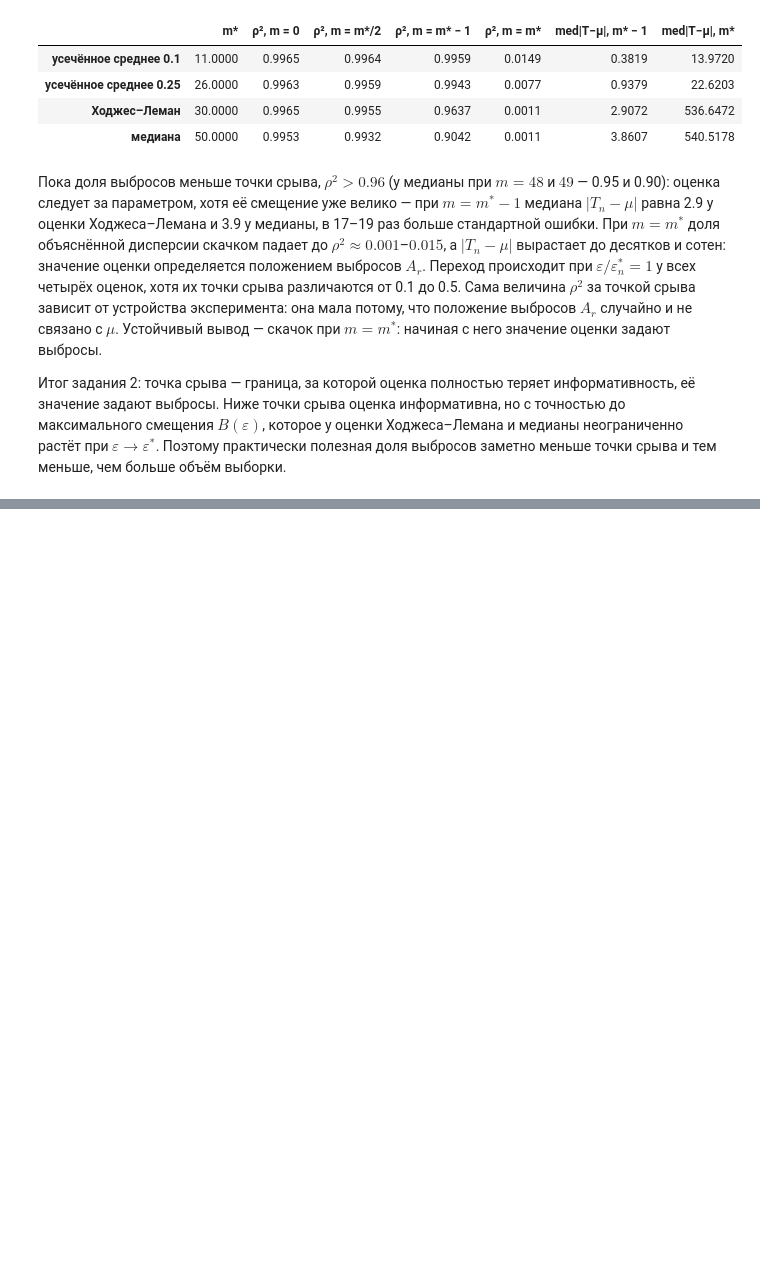
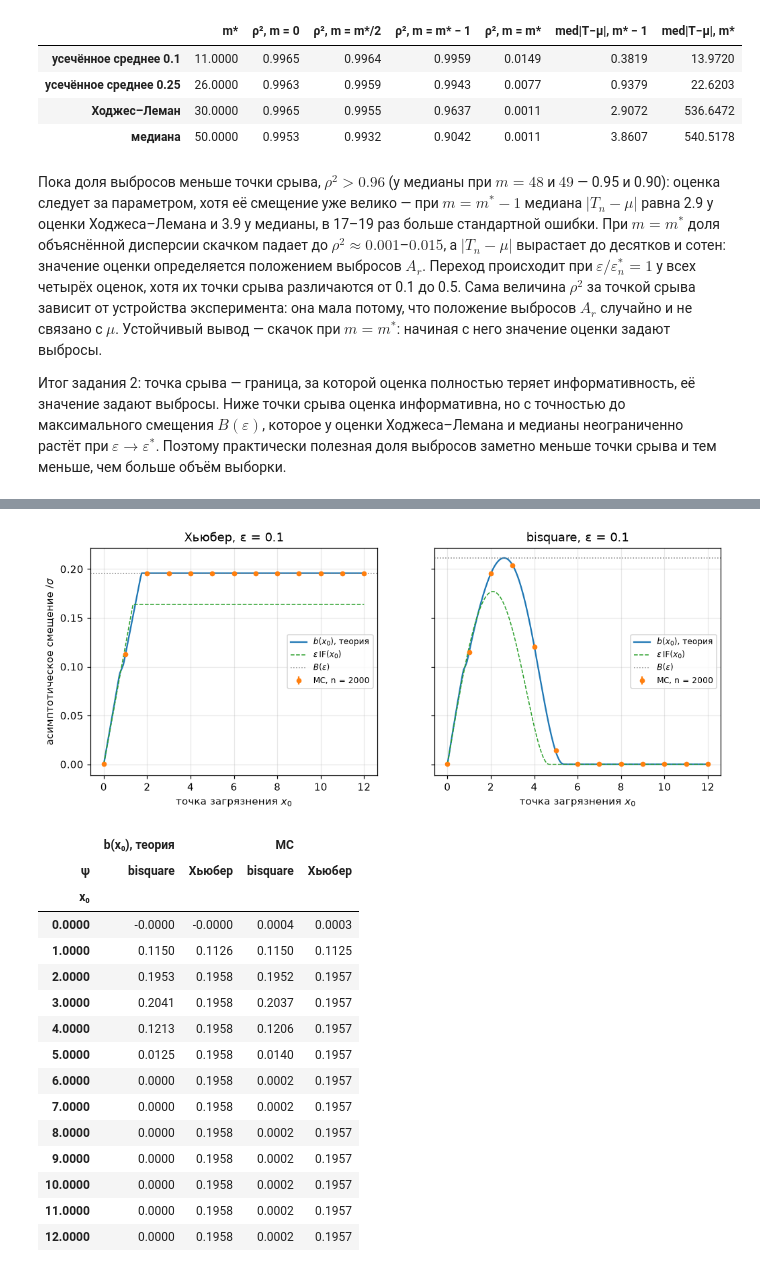
Before and after one commit to paulhowever/stata_ai_2026_WW, a Jupyter notebook: lab2.ipynb, the cells around one changed output, grey strips where cells are left out. Saved outputs shown, nothing was run; the diff lists cells and outputs as text; code cells hidden in the pictures; blank space fills up the shorter version.

```diff
--- a/lab2.ipynb
+++ b/lab2.ipynb
@@ -772,0 +1042,59 @@ info_tab
+# %%
+EPS_B = 0.1
+X0_GRID = np.linspace(0.0, 12.0, 241)
+BIAS = {name: np.array([m_functional(psi, EPS_B, x0) for x0 in X0_GRID]) for name, psi in PSI3.items()}
+
+N_B, R_B = 2000, 200
+X0_MC = np.arange(0.0, 12.5, 1.0)
+_Z = NORM.rvs((R_B, N_B), rng_for(34))
+_m = int(EPS_B * N_B)
+_clean = {name: m_location(MU + SIGMA * _Z, psi, madn(MU + SIGMA * _Z)) for name, psi in PSI3.items()}
+_rows = []
+for x0 in X0_MC:
+    X = MU + SIGMA * _Z
+    X[:, :_m] = MU + SIGMA * x0
+    s = madn(X)
+    for name, psi in PSI3.items():
+        diff = (m_location(X, psi, s) - _clean[name]) / SIGMA
+        _rows.append({
+            "x₀": x0,
+            "ψ": name,
+            "b(x₀), теория": m_functional(psi, EPS_B, x0),
+            "MC": diff.mean(),
+            "SE (MC)": diff.std(ddof=1) / np.sqrt(R_B),
+        })
+bias_mc = pd.DataFrame(_rows)
+assert (abs(bias_mc["MC"] - bias_mc["b(x₀), теория"]) < 4 * bias_mc["SE (MC)"]).all()
+
+fig, axes = plt.subplots(1, 2, figsize=(11, 4), sharey=True)
+for ax, (name, psi) in zip(axes, PSI3.items()):
+    d = bias_mc[bias_mc["ψ"] == name]
+    ax.plot(X0_GRID, BIAS[name], color="C0", label="$b(x_0)$, теория")
+    ax.errorbar(d["x₀"], d["MC"], yerr=2 * d["SE (MC)"], fmt="o", ms=4, color="C1", label=f"MC, n = {N_B}")
+    _lin = EPS_B * psi.psi(X0_GRID) / NORM.expect(psi.dpsi, psi.points)
+    ax.plot(X0_GRID, _lin, color="C2", ls="--", lw=1, label=r"$\varepsilon\,\mathrm{IF}(x_0)$")
+    ax.axhline(max_bias(psi, EPS_B)[0], color="gray", ls=":", lw=1, label=r"$B(\varepsilon)$")
+    ax.set_title(f"{name}, ε = {EPS_B}")
+    ax.set_xlabel("точка загрязнения $x_0$")
+    ax.legend(fontsize=8, loc="center right")
+axes[0].set_ylabel(r"асимптотическое смещение $/\sigma$")
+plt.show()
+bias_mc.pivot(index="x₀", columns="ψ", values=["b(x₀), теория", "MC"])
+# %% [output]
+[figure, added]
+|  | b(x₀), теория |  | MC |  |
+| ψ | bisquare | Хьюбер | bisquare | Хьюбер |
+| x₀ |  |  |  |  |
+| 0.0000 | -0.0000 | -0.0000 | 0.0004 | 0.0003 |
+| 1.0000 | 0.1150 | 0.1126 | 0.1150 | 0.1125 |
+| 2.0000 | 0.1953 | 0.1958 | 0.1952 | 0.1957 |
+| 3.0000 | 0.2041 | 0.1958 | 0.2037 | 0.1957 |
+| 4.0000 | 0.1213 | 0.1958 | 0.1206 | 0.1957 |
+| 5.0000 | 0.0125 | 0.1958 | 0.0140 | 0.1957 |
+| 6.0000 | 0.0000 | 0.1958 | 0.0002 | 0.1957 |
+| 7.0000 | 0.0000 | 0.1958 | 0.0002 | 0.1957 |
+| 8.0000 | 0.0000 | 0.1958 | 0.0002 | 0.1957 |
+| 9.0000 | 0.0000 | 0.1958 | 0.0002 | 0.1957 |
+| 10.0000 | 0.0000 | 0.1958 | 0.0002 | 0.1957 |
+| 11.0000 | 0.0000 | 0.1958 | 0.0002 | 0.1957 |
+| 12.0000 | 0.0000 | 0.1958 | 0.0002 | 0.1957 |
```
Also changed, not shown: parts of 24 cells of this notebook.
